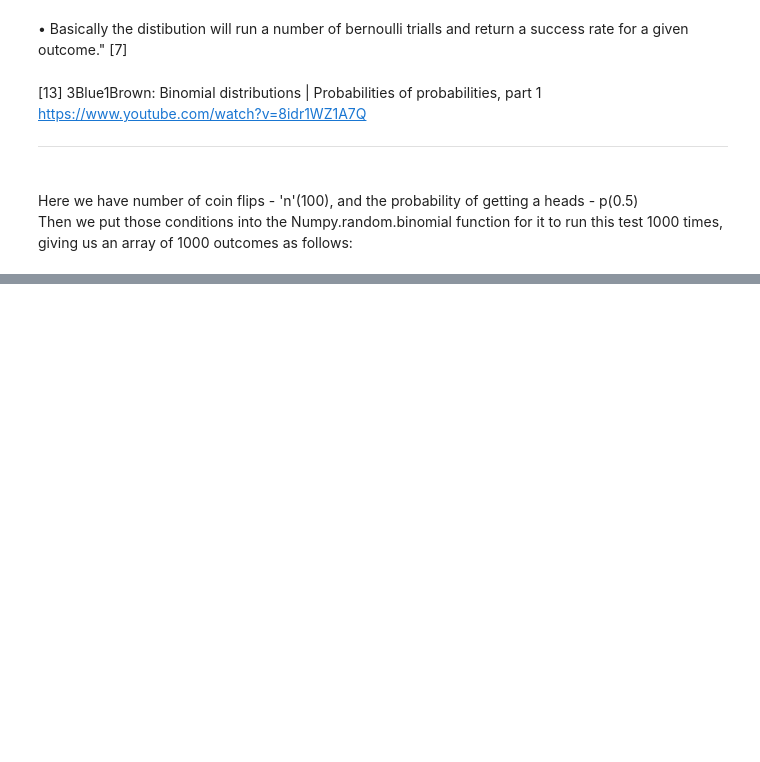
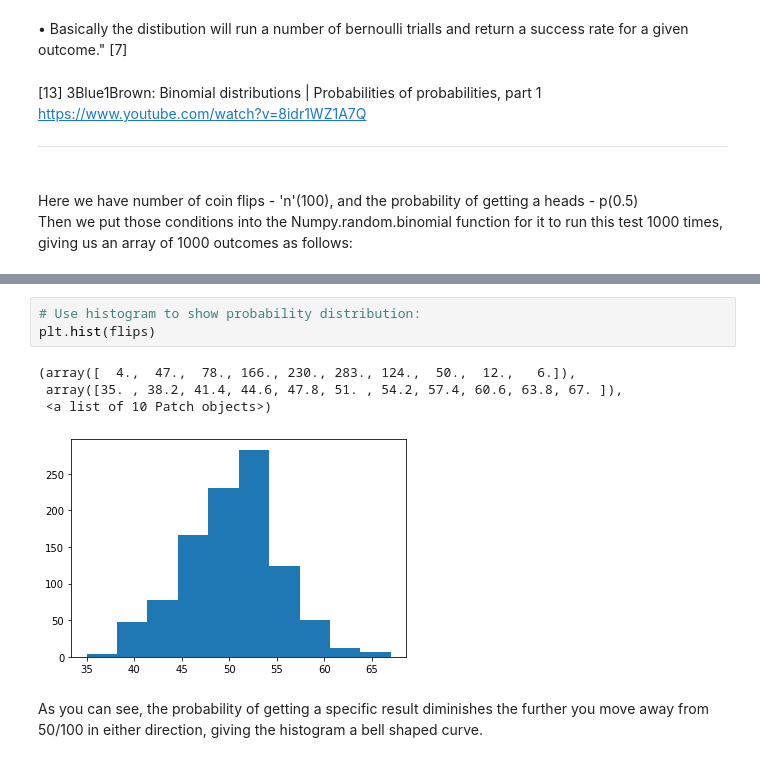
Before and after one commit to Crash-Bandicode/Tasks, a Jupyter notebook: Tasks.ipynb, the cells around one changed output, grey strips where cells are left out. Saved outputs shown, nothing was run; the diff lists cells and outputs as text; blank space fills up the shorter version.

Commit message:
Used histogram to plot bell shaped curve of binomial function

```diff
--- a/Tasks.ipynb
+++ b/Tasks.ipynb
@@ -520 +527,11 @@ array([44, 63, 58, 54, 46, 46, 44, 49, 47, 61, 42, 45, 41, 49, 45, 45, 50,
       dtype=int64)
+# %%
+# Use histogram to show probability distribution:
+plt.hist(flips)
+# %% [output]
+(array([  4.,  47.,  78., 166., 230., 283., 124.,  50.,  12.,   6.]),
+ array([35. , 38.2, 41.4, 44.6, 47.8, 51. , 54.2, 57.4, 60.6, 63.8, 67. ]),
+ <a list of 10 Patch objects>)
+[figure, added]
+# %% [markdown]
+As you can see, the probability of getting a specific result diminishes the further you move away from 50/100 in either direction, giving the histogram a bell shaped curve.
```
Also changed, not shown: parts of 5 cells of this notebook.
